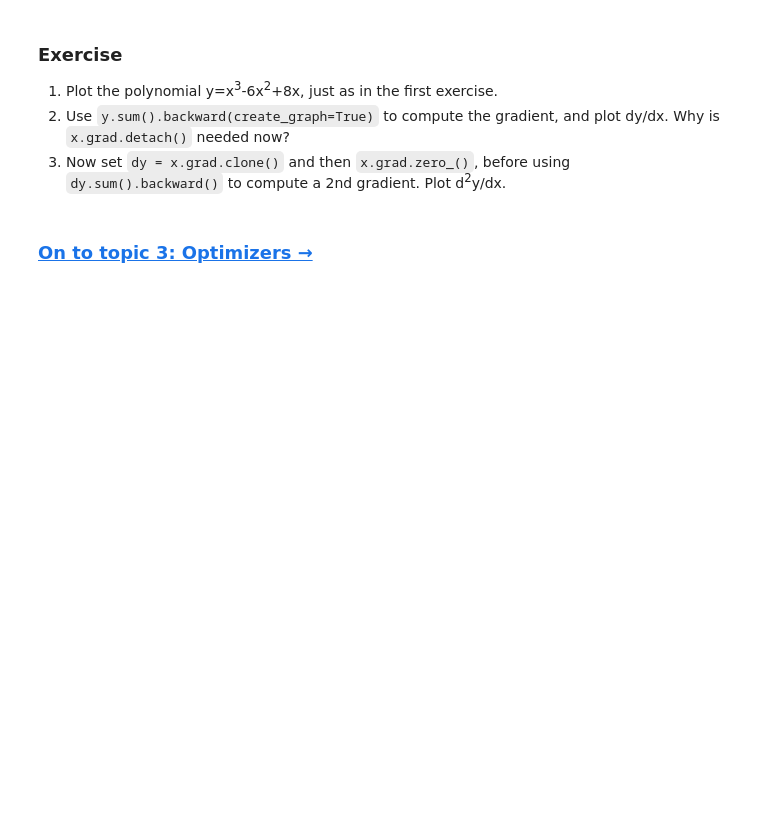
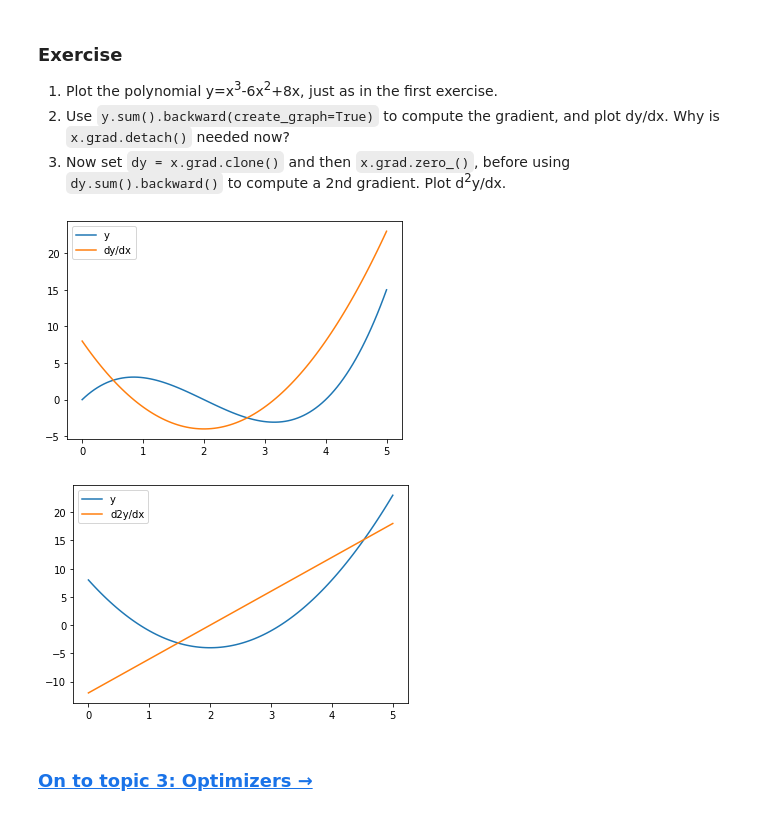
Before and after one commit to cyyeh/generative-modeling, a Jupyter notebook: notebooks/pytorch/2-Pytorch-Autograd.ipynb, the cells around one changed output. Cells and saved outputs as stored; diff of their text form; code cells hidden in the pictures; blank space fills up the shorter version.

```diff
--- a/notebooks/pytorch/2-Pytorch-Autograd.ipynb
+++ b/notebooks/pytorch/2-Pytorch-Autograd.ipynb
@@ -138,10 +160,27 @@ More tricks
 3. Now set `dy = x.grad.clone()` and then `x.grad.zero_()`, before using `dy.sum().backward()` to compute a 2nd gradient.  Plot d<sup>2</sup>y/dx.
 # %%
 # TODO: define the polynomial just like the first exercise
-y = 'TODO'
+x = torch.linspace(0, 5, 100,
+          requires_grad=True)
+y = x**3 - 6*x**2 + 8*x
 
 # TODO: Use `backward(create_graph=True)` to compute dy/dx.  Plot it.
+y.sum().backward(create_graph=True)
+plt.plot(x.detach(), y.detach(), label='y')
+plt.plot(x.detach(), x.grad.detach(), label='dy/dx')
+plt.legend()
+plt.show()
 
 # TODO: Use `backward()` a second time to compute the second derivative.  Plot it.
+dy = x.grad.clone()
+x.grad.zero_()
+dy.sum().backward()
+plt.plot(x.detach(), dy.detach(), label='y')
+plt.plot(x.detach(), x.grad.detach(), label='d2y/dx')
+plt.legend()
+plt.show()
+# %% [output]
+[figure, added]
+[figure, added]
 # %% [markdown]
 ### [On to topic 3: Optimizers &rightarrow;](3-Pytorch-Optimizers.ipynb)
```
Also changed, not shown: parts of 2 cells of this notebook.
